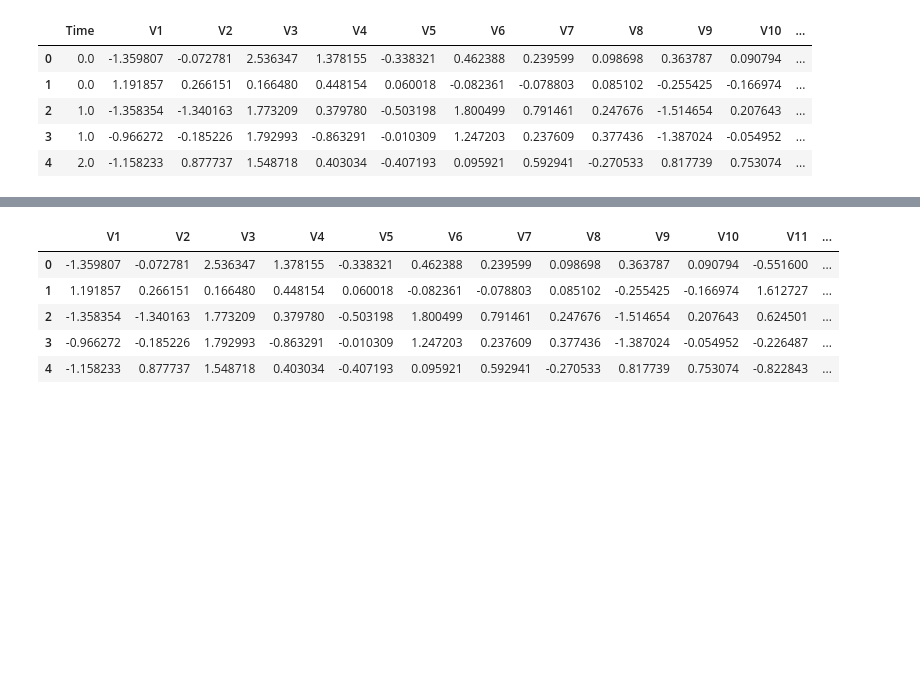
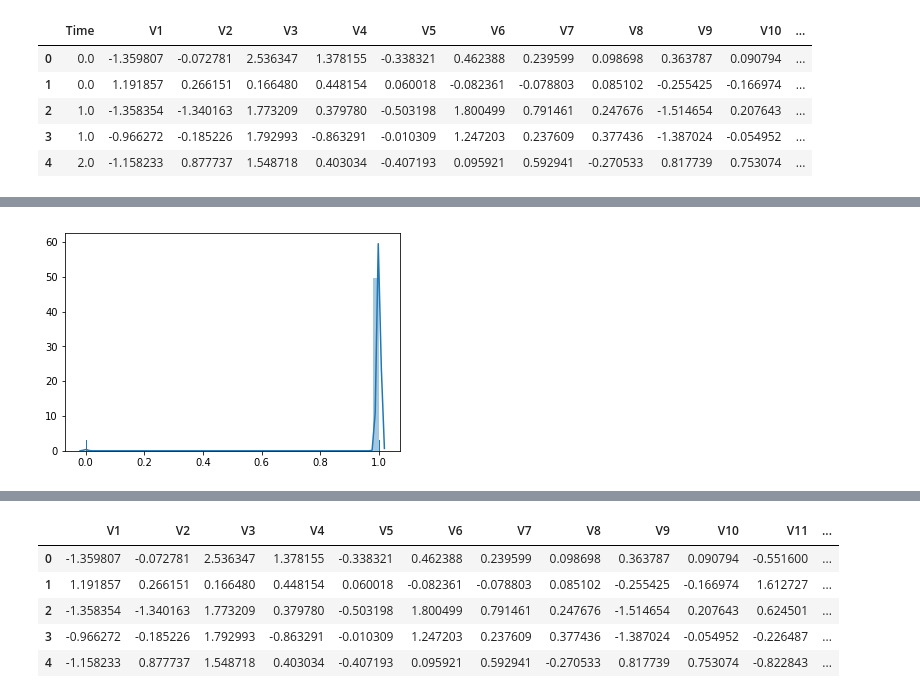
Before and after one commit to pointerness/udacity_capstone, a Jupyter notebook: Udacity_Capstone.ipynb, the cells around one changed output, grey strips where cells are left out. Cells and saved outputs as stored; diff of their text form; code cells hidden in the pictures; blank space fills up the shorter version.

```diff
--- a/Udacity_Capstone.ipynb
+++ b/Udacity_Capstone.ipynb
@@ -101 +124,5 @@ from sklearn.preprocessing import StandardScaler
+# %%
+sns.distplot( Normalizer().fit_transform(data['Amount'].values.reshape(-1,1)),hist=True, rug=True,kde=True);
+# %% [output]
+[figure, added]
 # %%
```
Also changed, not shown: parts of 100 cells of this notebook.
